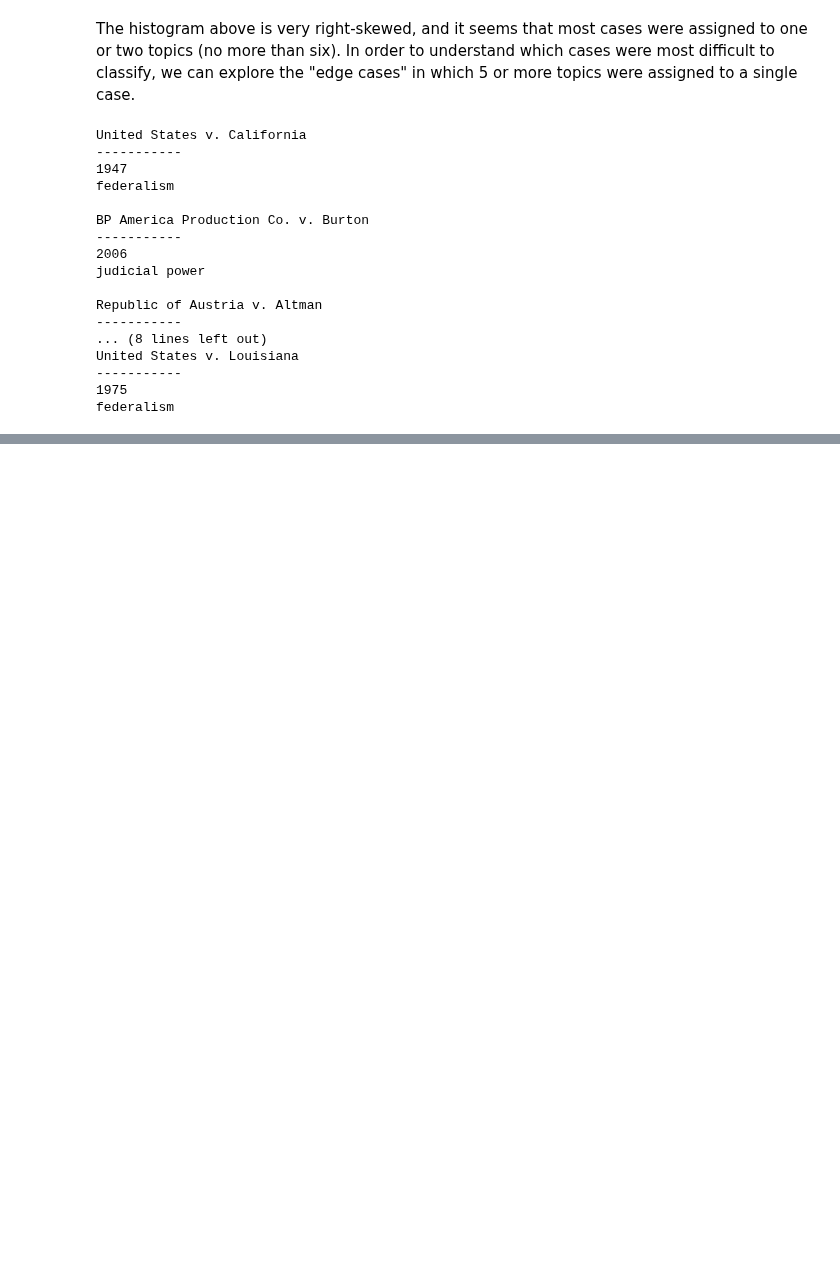
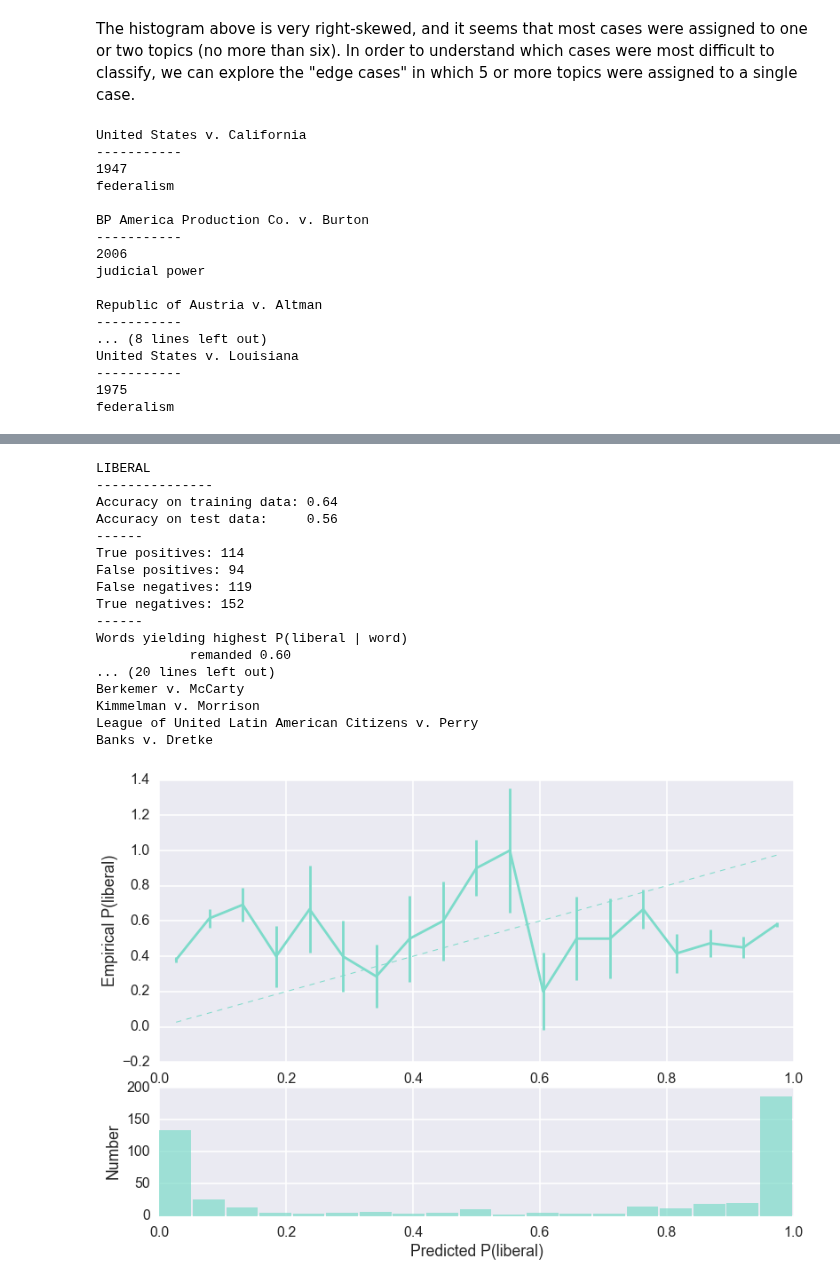
Before and after one commit to yunhanxu/cs109-project, a Jupyter notebook: naive_bayes_classification.ipynb, the cells around one changed output, grey strips where cells are left out. Drawn from its saved outputs; the diff is of its cells as text; code cells hidden in the pictures; blank space fills up the shorter version.

```diff
--- a/naive_bayes_classification.ipynb
+++ b/naive_bayes_classification.ipynb
@@ -652,0 +696,21 @@ federalism
+# %%
+run_multinb(sample_df, decision_areas[1])
+# %% [output]
+LIBERAL
+---------------
+Accuracy on training data: 0.64
+Accuracy on test data:     0.56
+------
+True positives: 114
+False positives: 94
+False negatives: 119
+True negatives: 152
+------
+Words yielding highest P(liberal | word)
+            remanded 0.60
+... (20 lines left out)
+Berkemer v. McCarty
+Kimmelman v. Morrison
+League of United Latin American Citizens v. Perry
+Banks v. Dretke
+[figure, added]
```
Also changed, not shown: parts of 9 cells of this notebook.
